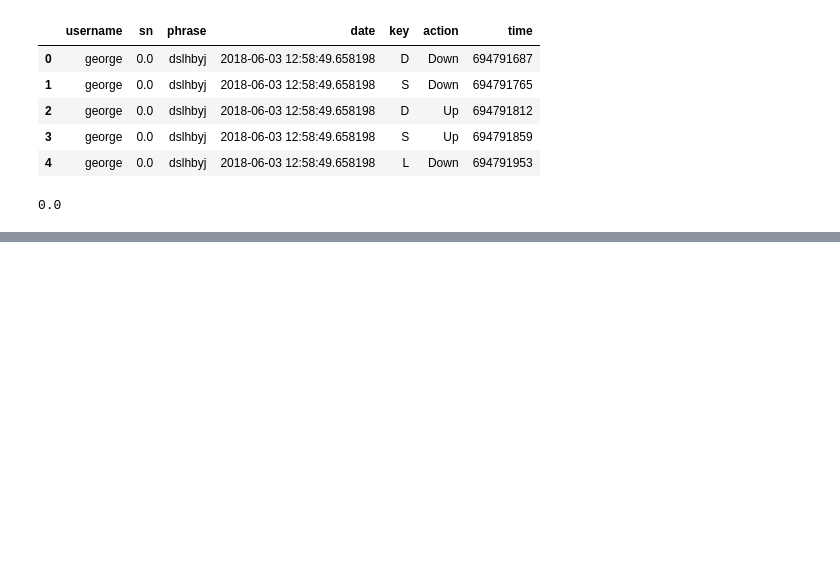
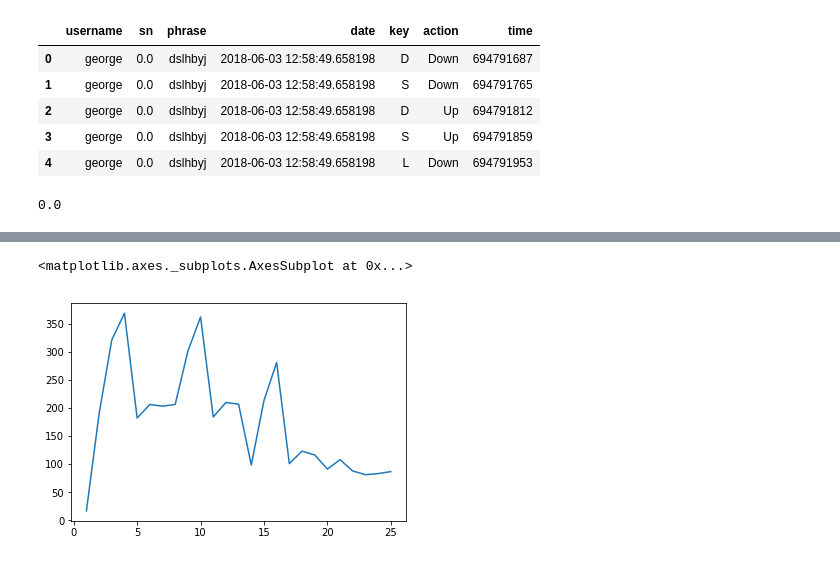
Before and after one commit to Eldar7/keystroke, a Jupyter notebook: keystroke analyse userdata.ipynb, the cells around one changed output, grey strips where cells are left out. Cells and saved outputs as stored; diff of their text form; code cells hidden in the pictures; blank space fills up the shorter version.

```diff
--- a/keystroke analyse userdata.ipynb
+++ b/keystroke analyse userdata.ipynb
@@ -245,0 +269,5 @@ tamara
+# %%
+X[X[0] == 'tamara'].mean().plot()
+# %% [output]
+<matplotlib.axes._subplots.AxesSubplot at 0x...>
+[figure, added]
```
Also changed, not shown: parts of 22 cells of this notebook, 1 other file.
